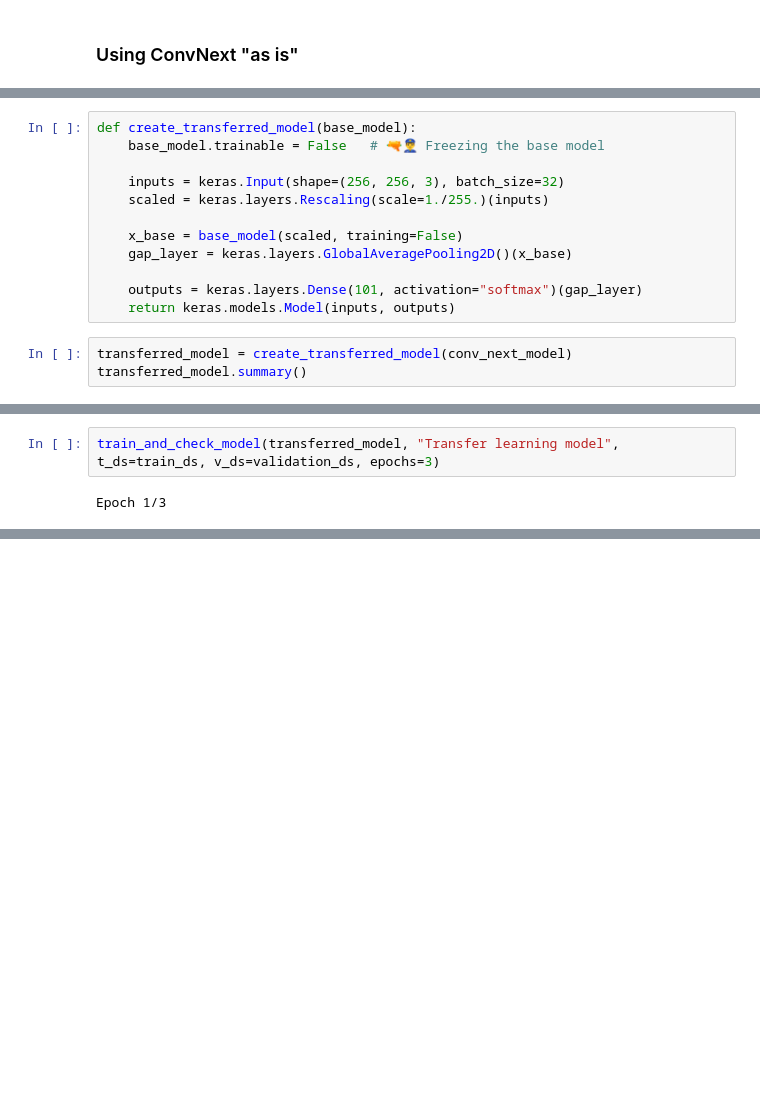
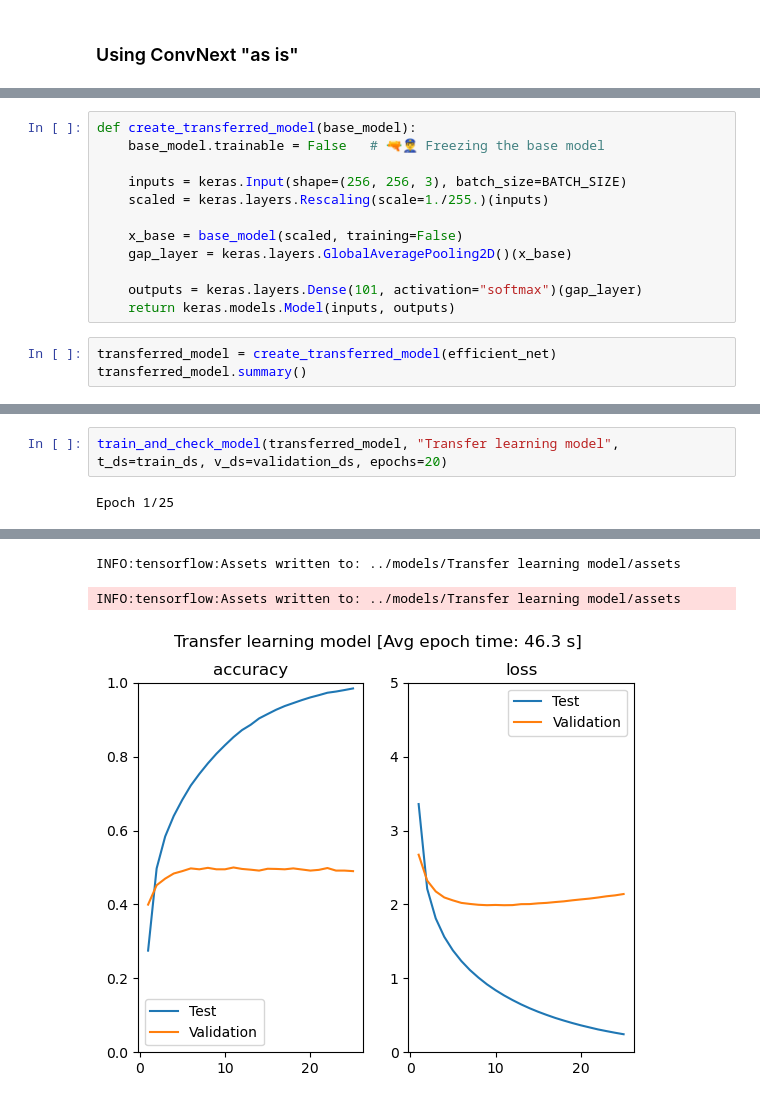
Before and after one commit to pkrucz00/wdzd_project, a Jupyter notebook: report.ipynb, the cells around one changed output, grey strips where cells are left out. Drawn from its saved outputs; the diff is of its cells as text; blank space fills up the shorter version.

```diff
--- a/report.ipynb
+++ b/report.ipynb
@@ -141,7 +169,7 @@ ________________________________________________________________________________
 def create_transferred_model(base_model):
     base_model.trainable = False   # 🔫👮‍♂️ Freezing the base model
 
-    inputs = keras.Input(shape=(256, 256, 3), batch_size=32)
+    inputs = keras.Input(shape=(256, 256, 3), batch_size=BATCH_SIZE)
     scaled = keras.layers.Rescaling(scale=1./255.)(inputs)
 
     x_base = base_model(scaled, training=False)
@@ -150,6 +178,6 @@ def create_transferred_model(base_model):
     outputs = keras.layers.Dense(101, activation="softmax")(gap_layer)
     return keras.models.Model(inputs, outputs)
 # %%
-transferred_model = create_transferred_model(conv_next_model)
+transferred_model = create_transferred_model(efficient_net)
 transferred_model.summary()
 # %% [output]
@@ -181,4 +215,4 @@ Num GPUs Available:  0
 # %%
-train_and_check_model(transferred_model, "Transfer learning model", t_ds=train_ds, v_ds=validation_ds, epochs=3)
+train_and_check_model(transferred_model, "Transfer learning model", t_ds=train_ds, v_ds=validation_ds, epochs=20)
 # %% [output]
-Epoch 1/3
+Epoch 1/25
@@ -185,0 +261,3 @@ KeyboardInterrupt:
+INFO:tensorflow:Assets written to: ../models/Transfer learning model/assets
+INFO:tensorflow:Assets written to: ../models/Transfer learning model/assets
+[figure, added]
```
Also changed, not shown: parts of 16 cells of this notebook, 23 other files.
